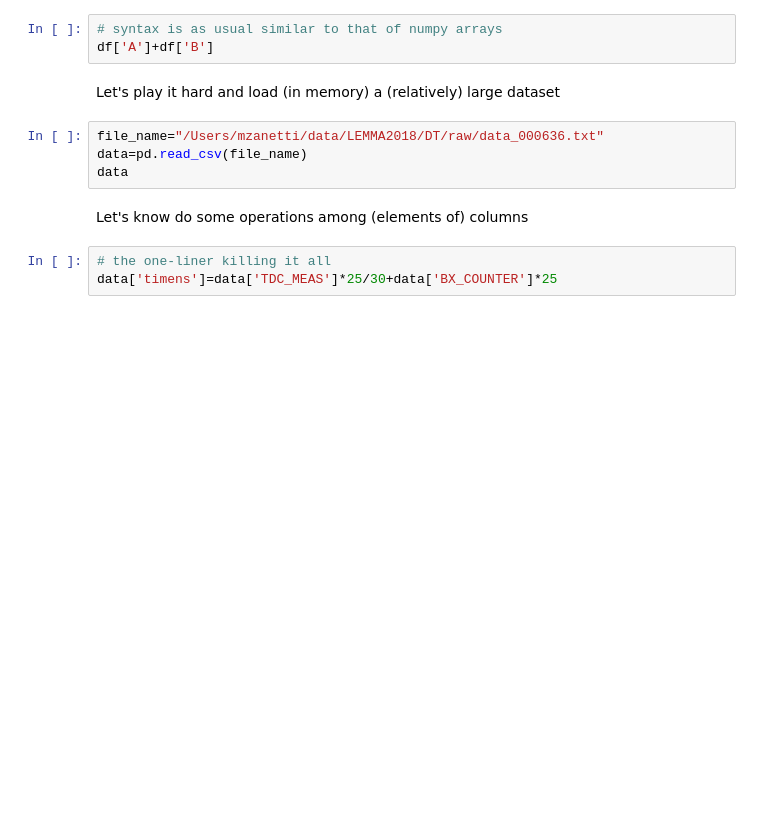
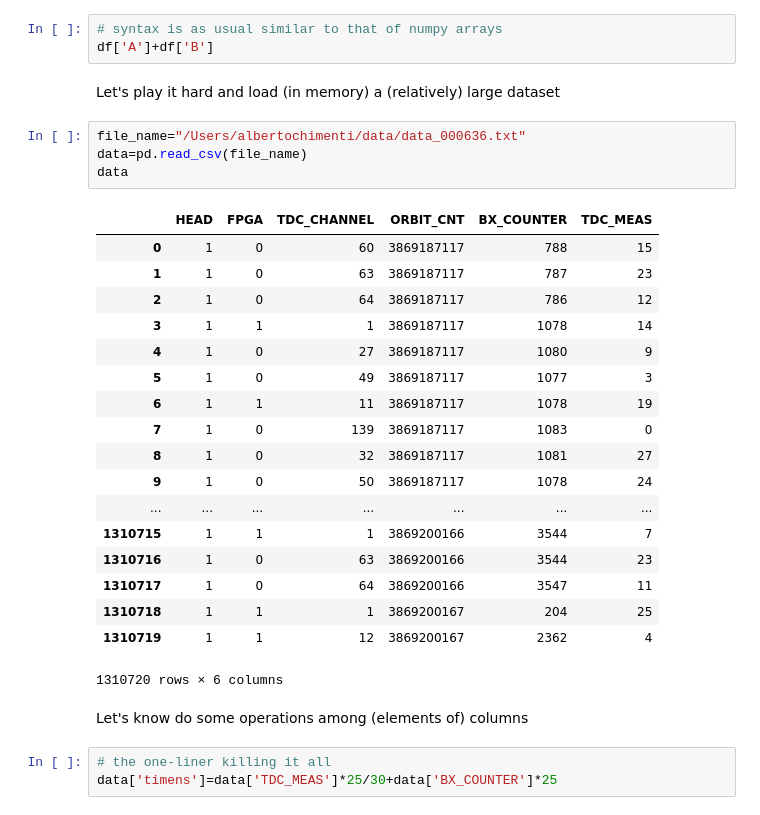
Before and after one commit to albchim/LaboratoryOfComputationalPhysics, a Jupyter notebook: 05_Pandas.ipynb, the cells around one changed output. Cells and saved outputs as stored; diff of their text form; blank space fills up the shorter version.

```diff
--- a/05_Pandas.ipynb
+++ b/05_Pandas.ipynb
@@ -505,9 +611,28 @@ df['A']+df['B']
 # %% [markdown]
 Let's play it hard and load (in memory) a (relatively) large dataset
 # %%
-file_name="/Users/mzanetti/data/LEMMA2018/DT/raw/data_000636.txt"
+file_name="/Users/albertochimenti/data/data_000636.txt"
 data=pd.read_csv(file_name)
 data
+# %% [output]
+|  | HEAD | FPGA | TDC_CHANNEL | ORBIT_CNT | BX_COUNTER | TDC_MEAS |
+| 0 | 1 | 0 | 60 | 3869187117 | 788 | 15 |
+| 1 | 1 | 0 | 63 | 3869187117 | 787 | 23 |
+| 2 | 1 | 0 | 64 | 3869187117 | 786 | 12 |
+| 3 | 1 | 1 | 1 | 3869187117 | 1078 | 14 |
+| 4 | 1 | 0 | 27 | 3869187117 | 1080 | 9 |
+| 5 | 1 | 0 | 49 | 3869187117 | 1077 | 3 |
+| 6 | 1 | 1 | 11 | 3869187117 | 1078 | 19 |
+| 7 | 1 | 0 | 139 | 3869187117 | 1083 | 0 |
+| 8 | 1 | 0 | 32 | 3869187117 | 1081 | 27 |
+| 9 | 1 | 0 | 50 | 3869187117 | 1078 | 24 |
+| ... | ... | ... | ... | ... | ... | ... |
+| 1310715 | 1 | 1 | 1 | 3869200166 | 3544 | 7 |
+| 1310716 | 1 | 0 | 63 | 3869200166 | 3544 | 23 |
+| 1310717 | 1 | 0 | 64 | 3869200166 | 3547 | 11 |
+| 1310718 | 1 | 1 | 1 | 3869200167 | 204 | 25 |
+| 1310719 | 1 | 1 | 12 | 3869200167 | 2362 | 4 |
+1310720 rows × 6 columns
 # %% [markdown]
 Let's know do some operations among (elements of) columns
 # %%
```
Also changed, not shown: parts of 17 cells of this notebook, 1 other file.
